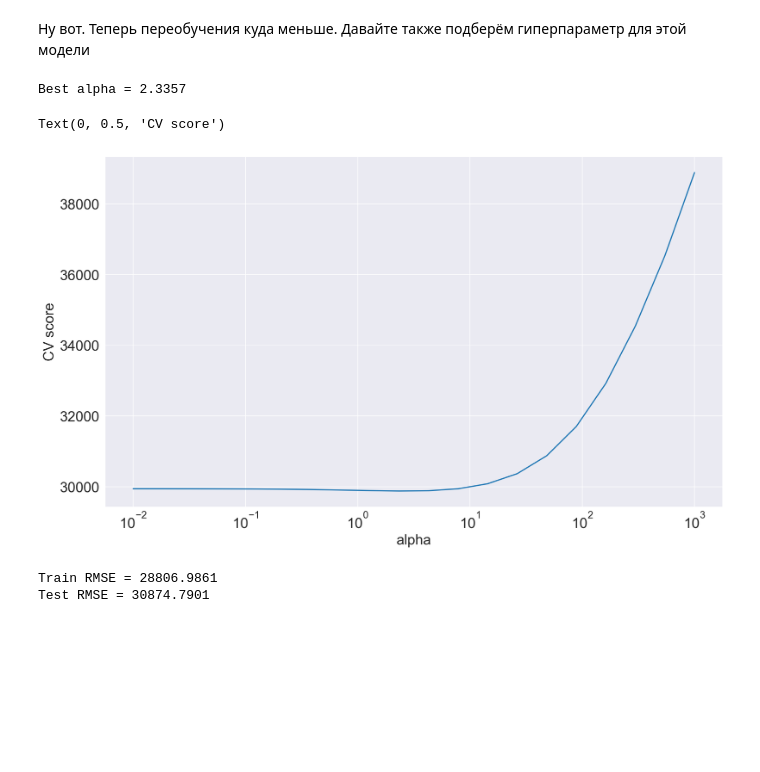
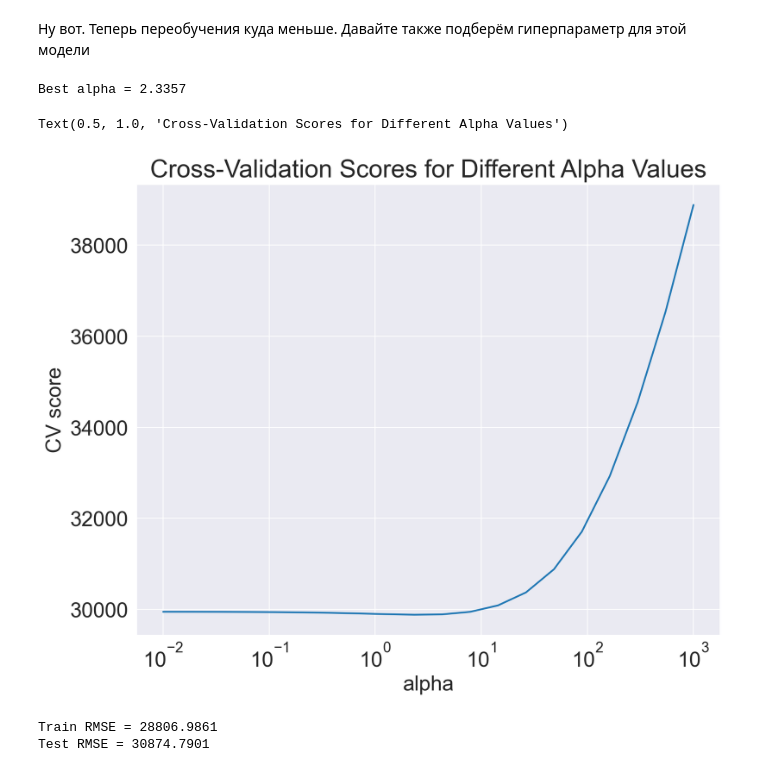
Before and after one commit to sofsama/sofsama, a Jupyter notebook: analysis.ipynb, the cells around one changed output. Drawn from its saved outputs; the diff is of its cells as text; code cells hidden in the pictures; blank space fills up the shorter version.

```diff
--- a/analysis.ipynb
+++ b/analysis.ipynb
@@ -931,21 +932,23 @@ Test RMSE = 30838.7431
 # %%
 from sklearn.model_selection import GridSearchCV
 
 alphas = np.logspace(-2, 3, 20)
 searcher = GridSearchCV(pipeline, [{"regression__alpha": alphas}], scoring="neg_root_mean_squared_error", cv=10)
 searcher.fit(X_train, y_train)
 
 best_alpha = searcher.best_params_["regression__alpha"]
 print("Best alpha = %.4f" % best_alpha)
 
+plt.figure(figsize=(9, 7))
 plt.plot(alphas, -searcher.cv_results_["mean_test_score"])
 plt.xscale("log")
 plt.xlabel("alpha")
 plt.ylabel("CV score")
+plt.title("Cross-Validation Scores for Different Alpha Values")
 # %% [output]
 Best alpha = 2.3357
-Text(0, 0.5, 'CV score')
+Text(0.5, 1.0, 'Cross-Validation Scores for Different Alpha Values')
-[figure, old version]
+[figure, new version]
 # %%
 column_transformer = ColumnTransformer([
     ('ohe', OneHotEncoder(handle_unknown="ignore"), categorical),
```
Also changed, not shown: parts of 14 cells of this notebook, 3 other files.
